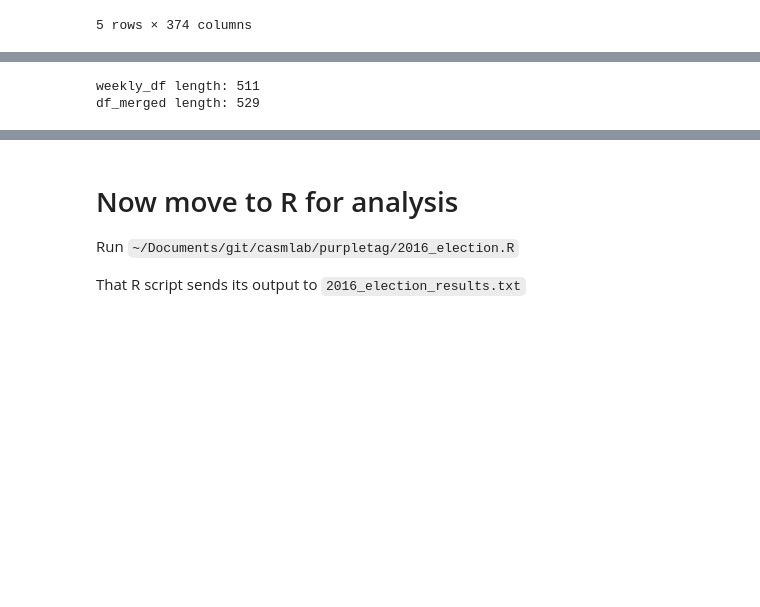
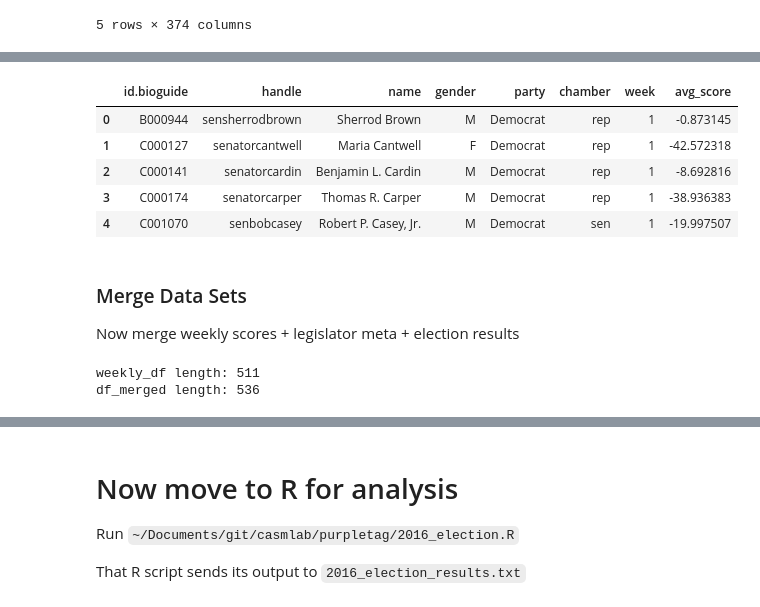
Before and after one commit to libbyh/purpletag, a Jupyter notebook: 2016-election-study/2016_election.ipynb, the cells around one changed output, grey strips where cells are left out. Saved outputs shown, nothing was run; the diff lists cells and outputs as text; code cells hidden in the pictures; blank space fills up the shorter version.

```diff
--- a/2016-election-study/2016_election.ipynb
+++ b/2016-election-study/2016_election.ipynb
@@ -186,3 +330,23 @@ metadata length: 470
+# %%
+# melt it so each row is a person x week
+df_long = pd.melt(keep_df, id_vars=['id.bioguide','handle','name.official_full','bio.gender','party','type'],
+                value_vars=['week1','week2','week3','week4','week5','week6','week7','week8','week9'],
+                var_name='week', value_name='avg_score')
+df_long['week'] = df_long['week'].str[-1:]
+
+df_long.rename(columns = {'type':'chamber', 'name.official_full': 'name', 'bio.gender': 'gender'}, inplace = True)
+
+df_long.head()
+# %% [output]
+|  | id.bioguide | handle | name | gender | party | chamber | week | avg_score |
+| 0 | B000944 | sensherrodbrown | Sherrod Brown | M | Democrat | rep | 1 | -0.873145 |
+| 1 | C000127 | senatorcantwell | Maria Cantwell | F | Democrat | rep | 1 | -42.572318 |
+| 2 | C000141 | senatorcardin | Benjamin L. Cardin | M | Democrat | rep | 1 | -8.692816 |
+| 3 | C000174 | senatorcarper | Thomas R. Carper | M | Democrat | rep | 1 | -38.936383 |
+| 4 | C001070 | senbobcasey | Robert P. Casey, Jr. | M | Democrat | sen | 1 | -19.997507 |
+# %% [markdown]
+### Merge Data Sets
+Now merge weekly scores + legislator meta + election results
 # %%
 print("weekly_df length: " + str(len(weekly_df)))
 
@@ -192,8 +356,8 @@ print("df_merged length: " + str(len(df_merged)))
 
 #cols_to_keep = ['id.govtrack','social.twitter','name.official_full','bio.gender','terms','week1','week2','week3','week4','week5','week6','week7','week8','week9']
 
-df_merged = df_merged[['_merge','id.govtrack','handle','name.official_full','bio.gender','terms','week1','week2','week3','week4','week5','week6','week7','week8','week9']]
+df_merged = df_merged[['_merge','id.bioguide','handle','name.official_full','bio.gender','terms','week1','week2','week3','week4','week5','week6','week7','week8','week9']]
 df_merged.to_csv(git_data_path + 'meta_weekly_merged.csv', encoding='utf-8')
 # %% [output]
 weekly_df length: 511
-df_merged length: 529
+df_merged length: 536
```
Also changed, not shown: parts of 23 cells of this notebook, 6 other files.
